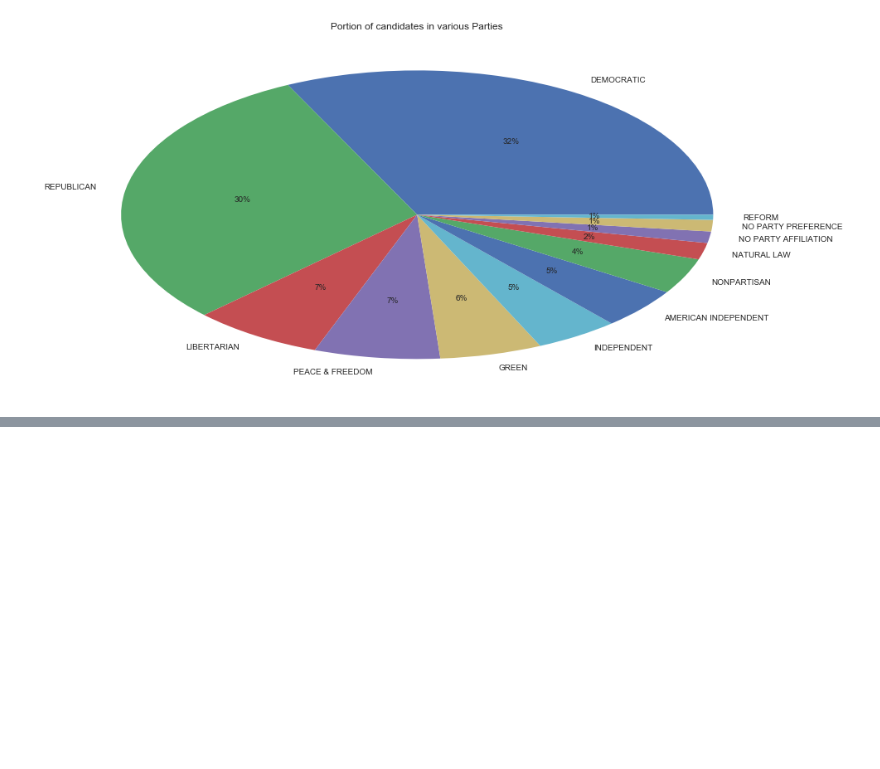
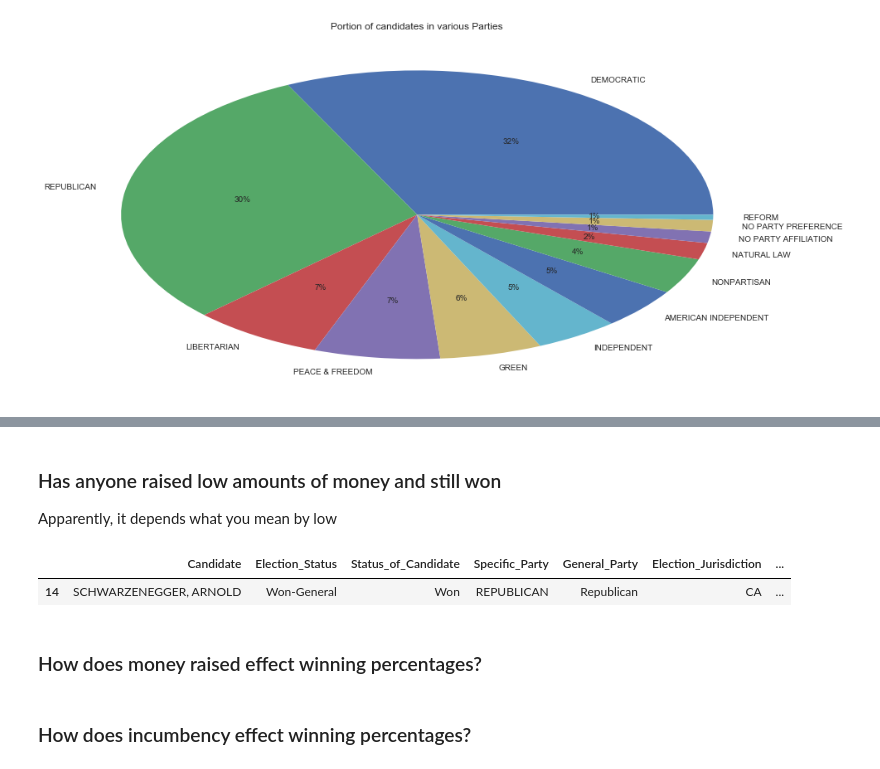
Before and after one commit to pstetz/misc, a Jupyter notebook: in_progress/pandas_elections/analysis.ipynb, the cells around one changed output, grey strips where cells are left out. Drawn from its saved outputs; the diff is of its cells as text; code cells hidden in the pictures; blank space fills up the shorter version.

```diff
--- a/in_progress/pandas_elections/analysis.ipynb
+++ b/in_progress/pandas_elections/analysis.ipynb
@@ -74,0 +120,19 @@ _ = (
+# %% [markdown]
+### Has anyone raised low amounts of money and still won
+
+Apparently, it depends what you mean by low
+# %%
+low_cutoff = 20 * (10**6)
+office = "GOVERNOR"
+elections[
+            (elections["Total_$"] < low_cutoff) &
+            (elections["Status_of_Candidate"] == "Won") &
+            (elections["Office_Sought"] == office)
+         ]
+# %% [output]
+|  | Candidate | Election_Status | Status_of_Candidate | Specific_Party | General_Party | Election_Jurisdiction | ... |
+| 14 | SCHWARZENEGGER, ARNOLD | Won-General | Won | REPUBLICAN | Republican | CA | ... |
+# %% [markdown]
+### How does money raised effect winning percentages?
+# %% [markdown]
+### How does incumbency effect winning percentages?
```
Also changed, not shown: parts of 10 cells of this notebook, 2 other files.
